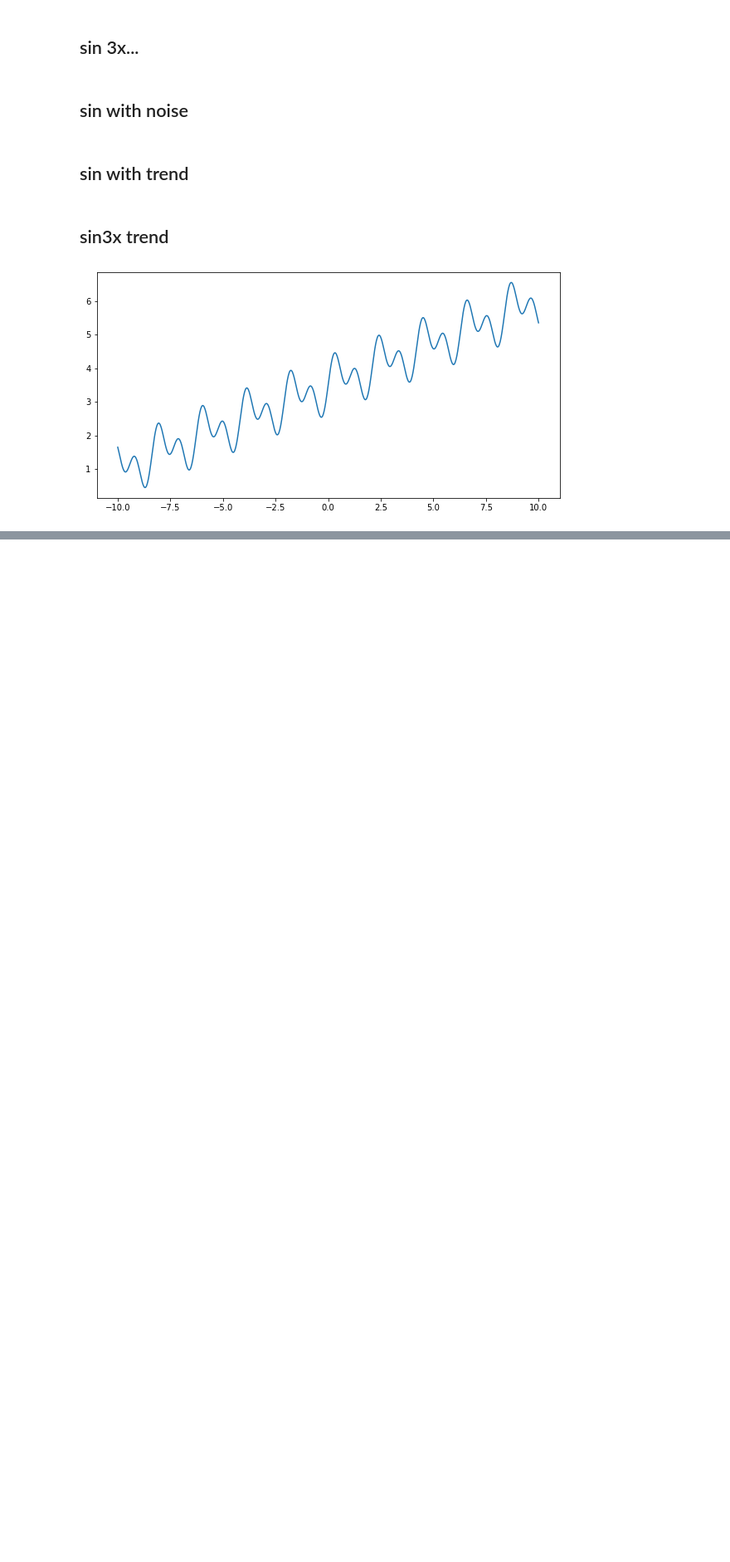
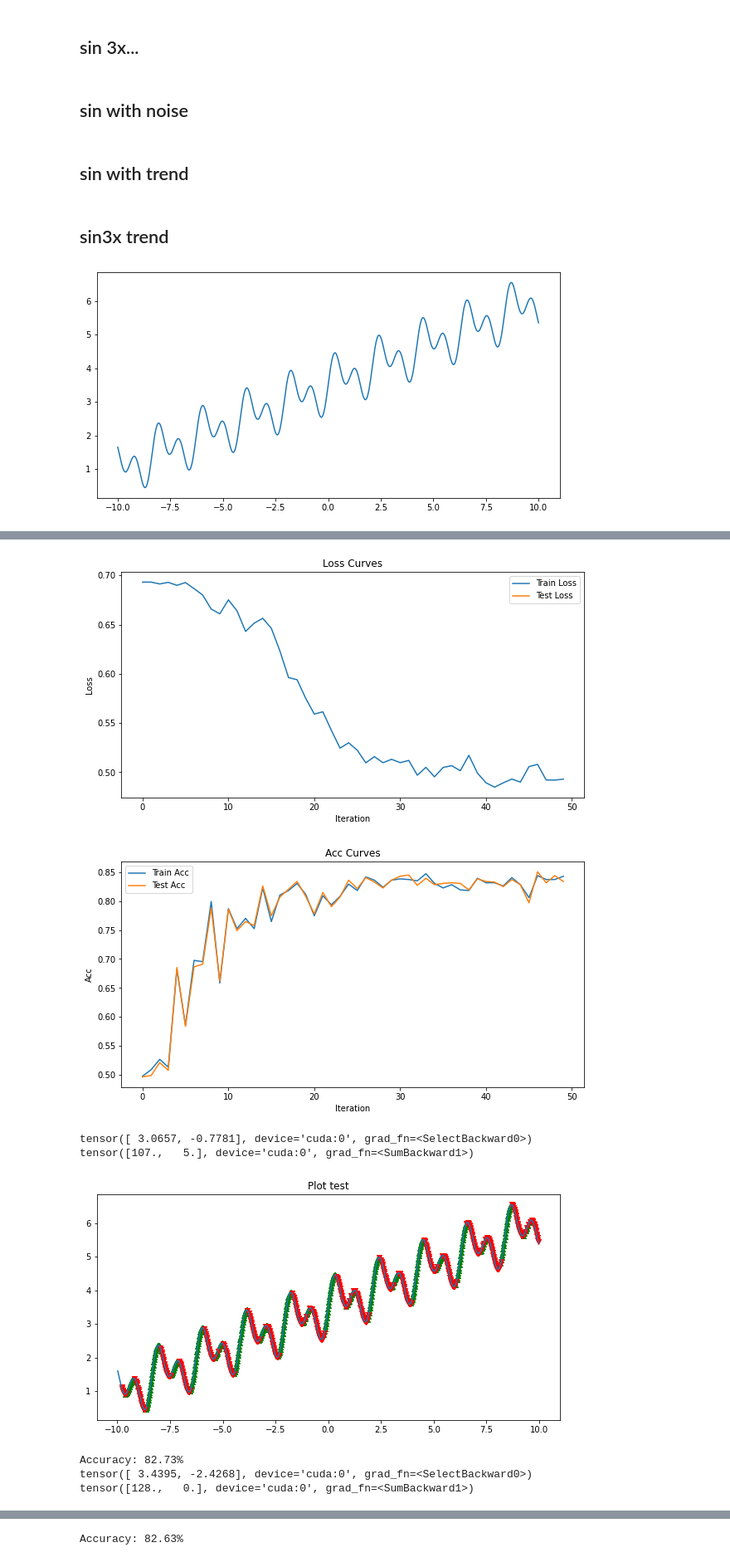
Before and after one commit to maximus3/airi_neuro_summer_2022, a Jupyter notebook: project/raai_project.ipynb, the cells around one changed output, grey strips where cells are left out. Shown: that part at 83% size. Drawn from its saved outputs; the diff is of its cells as text; code cells hidden in the pictures; blank space fills up the shorter version.

```diff
--- a/project/raai_project.ipynb
+++ b/project/raai_project.ipynb
@@ -312,17 +446,16 @@ def f_sin3x_trend(x):
 f = f_sin3x_trend
 # %%
 train_x = np.linspace(-10, 10, 1000)
-test_x = np.linspace(10, 30, 1000)
-train_data = f(train_x)
-test_data = f(test_x)
+test_x = np.linspace(-10, 10, 1000)
+train_y = f(train_x)
+test_y = f(test_x)
 
-train_dataset = WindowDataset(data=train_data, window=window)
-test_dataset =  WindowDataset(data=test_data, window=window)
+train_dataset = WindowDataset(data=train_y, window=window)
+test_dataset =  WindowDataset(data=test_y, window=window)
 
 # Create DataLoaders
 train_loader = DataLoader(train_dataset, batch_size=batch_size, shuffle=True, drop_last=True)
 test_loader = DataLoader(test_dataset, batch_size=batch_size, shuffle=True, drop_last=True)
-data, targets = next(iter(train_loader))  # test all ok
-plot_f()
+plot_data(train_x, f(train_x))
 # %% [output]
 [figure]
@@ -377,22 +461,0 @@ Accuracy: 81.31%
-# %%
-class Net(nn.Module):
-    def __init__(self, num_inputs, num_hidden=64, num_outputs=2):
-        super().__init__()
-
-        spike_grad = surrogate.fast_sigmoid(25)
-
-        self.slstm1 = snn.SLSTM(num_inputs, num_hidden, spike_grad=spike_grad, threshold=0.5, reset_mechanism='subtract')
-        self.slstm2 = snn.SLSTM(num_hidden, num_outputs, spike_grad=spike_grad, threshold=0.5, output=True, reset_mechanism='subtract')
-
-    def forward(self, x):
-        mem, syn = self.slstm1.init_slstm()
-        out, mem, syn = self.slstm1(x.flatten(1), syn=syn, mem=mem)
-
-        mem, syn = self.slstm2.init_slstm()
-        out, mem, syn = self.slstm2(out, syn=syn, mem=mem)
-        return out, mem, syn
-
-net = Net(num_inputs=window).to(device)
-test_net(net, train_loader, test_loader, num_steps)
-learn(net, train_loader, test_loader, num_steps=40, num_epochs=50)
-test_it(net, 100)
@@ -437,0 +462,4 @@ net = Net(num_inputs=1).to(device)
+# %%
+net = model_getter('NetFF', num_inputs=window, num_hidden=16)
+learn(net, train_loader, test_loader, num_steps=50, num_epochs=50)
+# %% [output]
@@ -437,0 +468,8 @@ net = Net(num_inputs=1).to(device)
+[figure, added]
+[figure, added]
+tensor([ 3.0657, -0.7781], device='cuda:0', grad_fn=<SelectBackward0>)
+tensor([107.,   5.], device='cuda:0', grad_fn=<SumBackward1>)
+[figure, added]
+Accuracy: 82.73%
+tensor([ 3.4395, -2.4268], device='cuda:0', grad_fn=<SelectBackward0>)
+tensor([128.,   0.], device='cuda:0', grad_fn=<SumBackward1>)
@@ -437,0 +477 @@ net = Net(num_inputs=1).to(device)
+Accuracy: 82.63%
```
Also changed, not shown: parts of 39 cells of this notebook.
